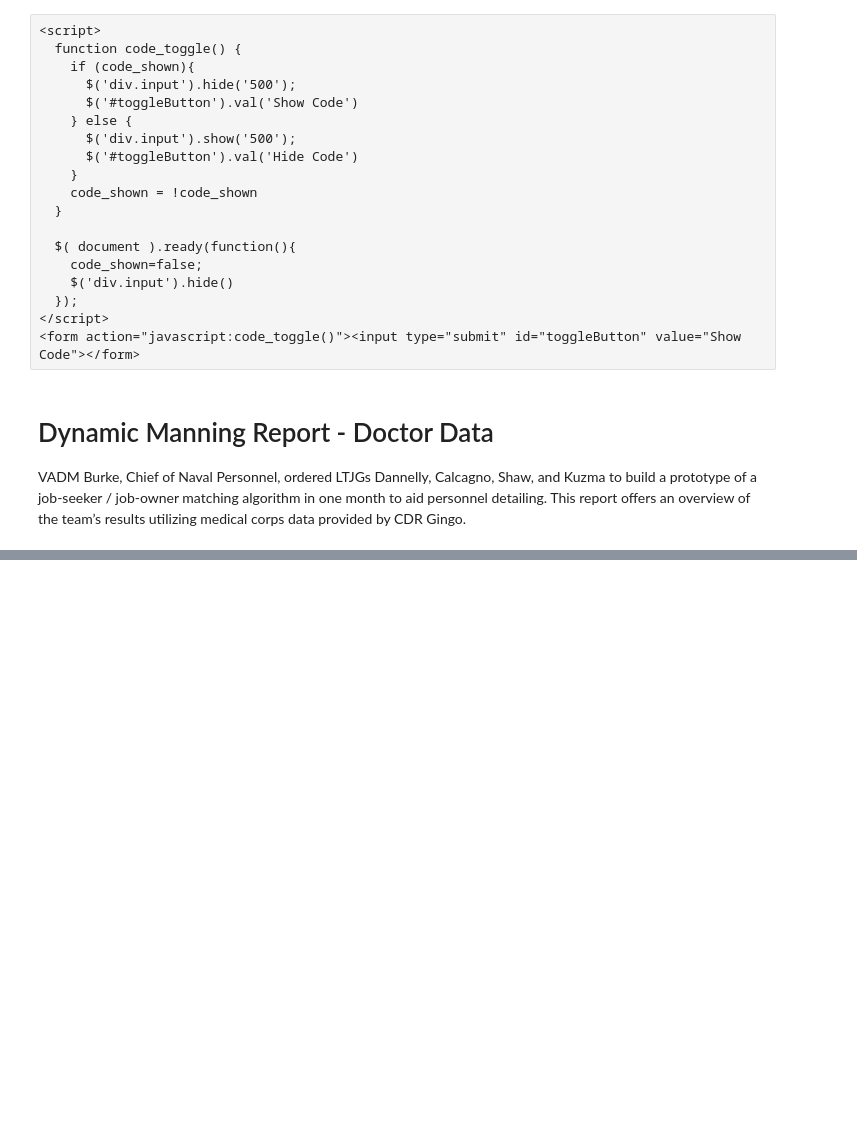
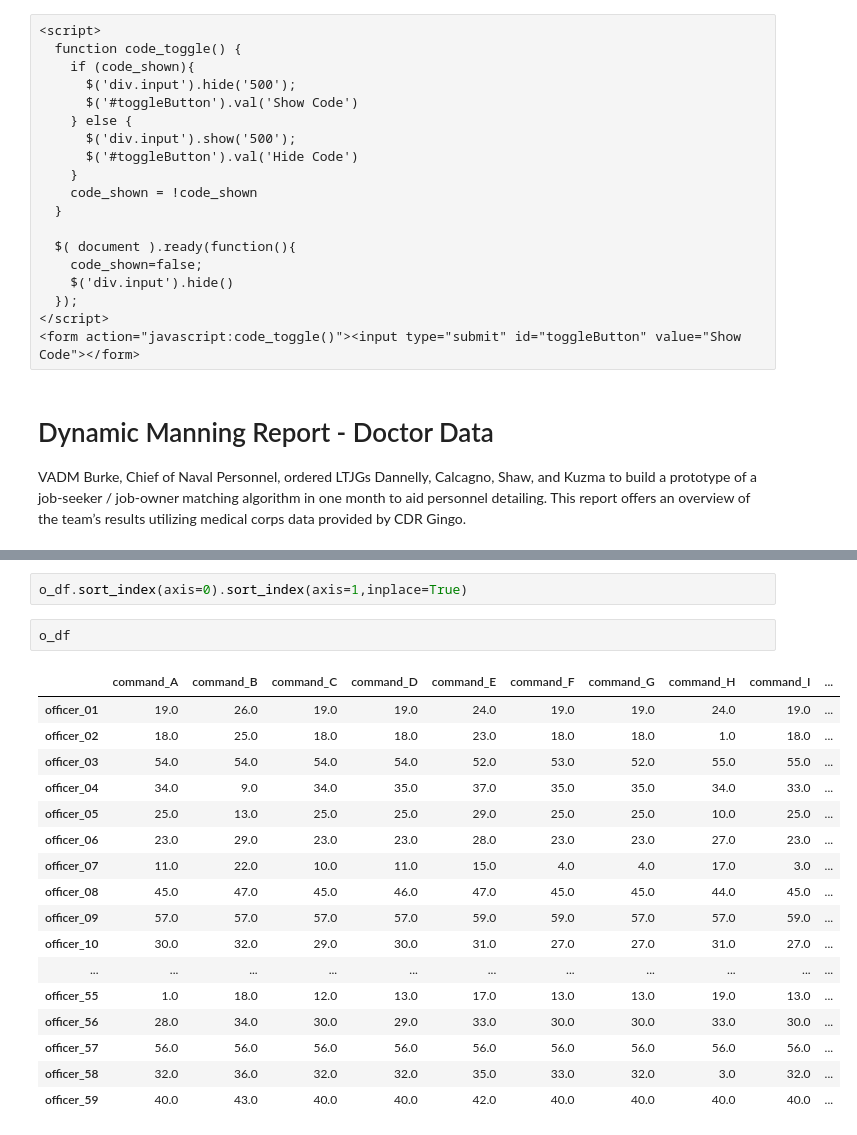
Before and after one commit to ieshaw/Dynamic_Manning, a Jupyter notebook: Code/Metrics_and_Match_Template.ipynb, the cells around one changed output, grey strips where cells are left out. Drawn from its saved outputs; the diff is of its cells as text; blank space fills up the shorter version.

Commit message:
ordering fixes
Sorted cols and index in order to make sure cvxpy ran correctly.

```diff
--- a/Code/Metrics_and_Match_Template.ipynb
+++ b/Code/Metrics_and_Match_Template.ipynb
@@ -344,0 +406,22 @@ array([[ 361.,  676.,  361., ...,  400.,  576.,  441.],
+# %%
+o_df.sort_index(axis=0).sort_index(axis=1,inplace=True)
+# %%
+o_df
+# %% [output]
+|  | command_A | command_B | command_C | command_D | command_E | command_F | command_G | command_H | command_I | ... |
+| officer_01 | 19.0 | 26.0 | 19.0 | 19.0 | 24.0 | 19.0 | 19.0 | 24.0 | 19.0 | ... |
+| officer_02 | 18.0 | 25.0 | 18.0 | 18.0 | 23.0 | 18.0 | 18.0 | 1.0 | 18.0 | ... |
+| officer_03 | 54.0 | 54.0 | 54.0 | 54.0 | 52.0 | 53.0 | 52.0 | 55.0 | 55.0 | ... |
+| officer_04 | 34.0 | 9.0 | 34.0 | 35.0 | 37.0 | 35.0 | 35.0 | 34.0 | 33.0 | ... |
+| officer_05 | 25.0 | 13.0 | 25.0 | 25.0 | 29.0 | 25.0 | 25.0 | 10.0 | 25.0 | ... |
+| officer_06 | 23.0 | 29.0 | 23.0 | 23.0 | 28.0 | 23.0 | 23.0 | 27.0 | 23.0 | ... |
+| officer_07 | 11.0 | 22.0 | 10.0 | 11.0 | 15.0 | 4.0 | 4.0 | 17.0 | 3.0 | ... |
+| officer_08 | 45.0 | 47.0 | 45.0 | 46.0 | 47.0 | 45.0 | 45.0 | 44.0 | 45.0 | ... |
+| officer_09 | 57.0 | 57.0 | 57.0 | 57.0 | 59.0 | 59.0 | 57.0 | 57.0 | 59.0 | ... |
+| officer_10 | 30.0 | 32.0 | 29.0 | 30.0 | 31.0 | 27.0 | 27.0 | 31.0 | 27.0 | ... |
+| ... | ... | ... | ... | ... | ... | ... | ... | ... | ... | ... |
+| officer_55 | 1.0 | 18.0 | 12.0 | 13.0 | 17.0 | 13.0 | 13.0 | 19.0 | 13.0 | ... |
+| officer_56 | 28.0 | 34.0 | 30.0 | 29.0 | 33.0 | 30.0 | 30.0 | 33.0 | 30.0 | ... |
+| officer_57 | 56.0 | 56.0 | 56.0 | 56.0 | 56.0 | 56.0 | 56.0 | 56.0 | 56.0 | ... |
+| officer_58 | 32.0 | 36.0 | 32.0 | 32.0 | 35.0 | 33.0 | 32.0 | 3.0 | 32.0 | ... |
+| officer_59 | 40.0 | 43.0 | 40.0 | 40.0 | 42.0 | 40.0 | 40.0 | 40.0 | 40.0 | ... |
```
Also changed, not shown: parts of 30 cells of this notebook, 3 other files.
